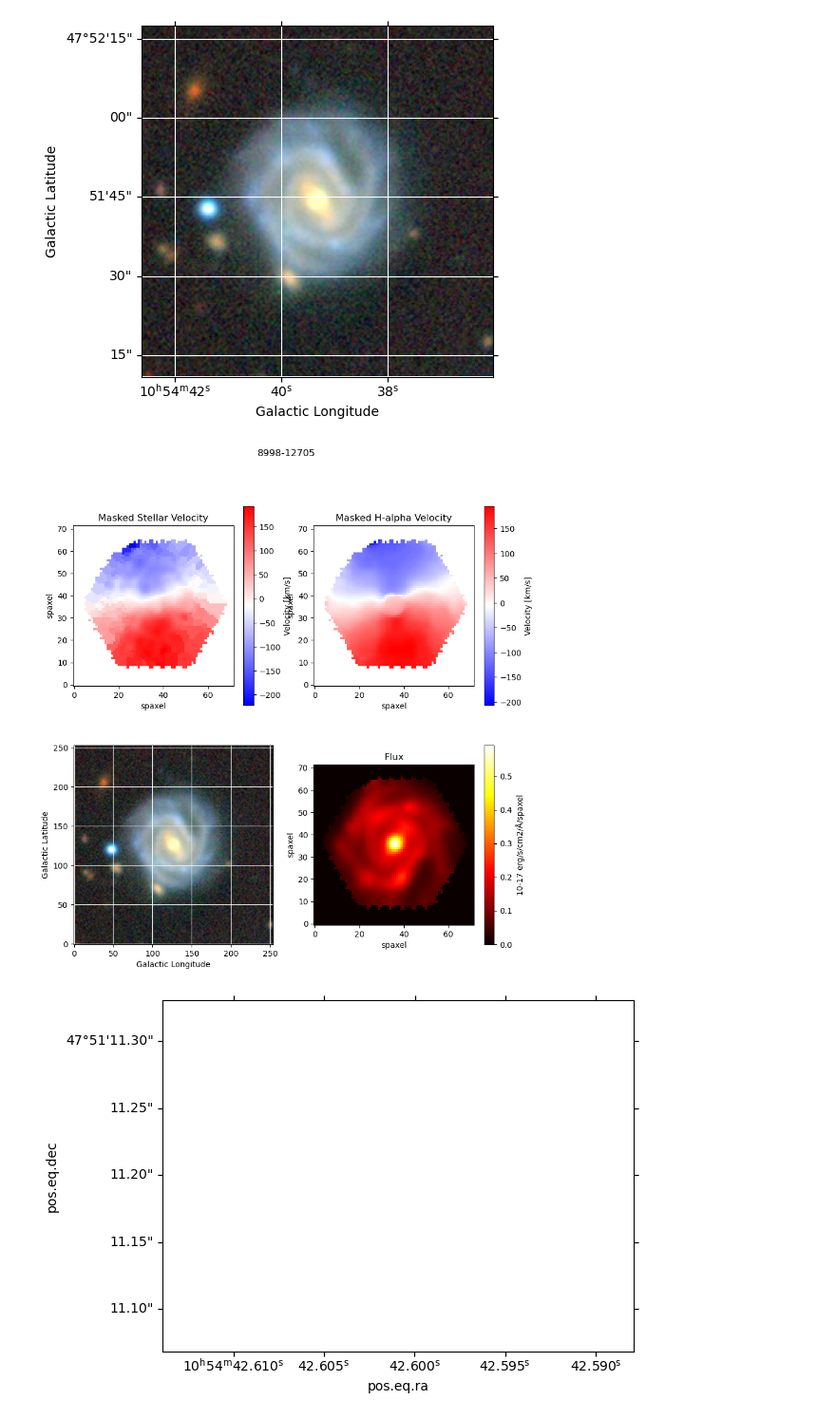
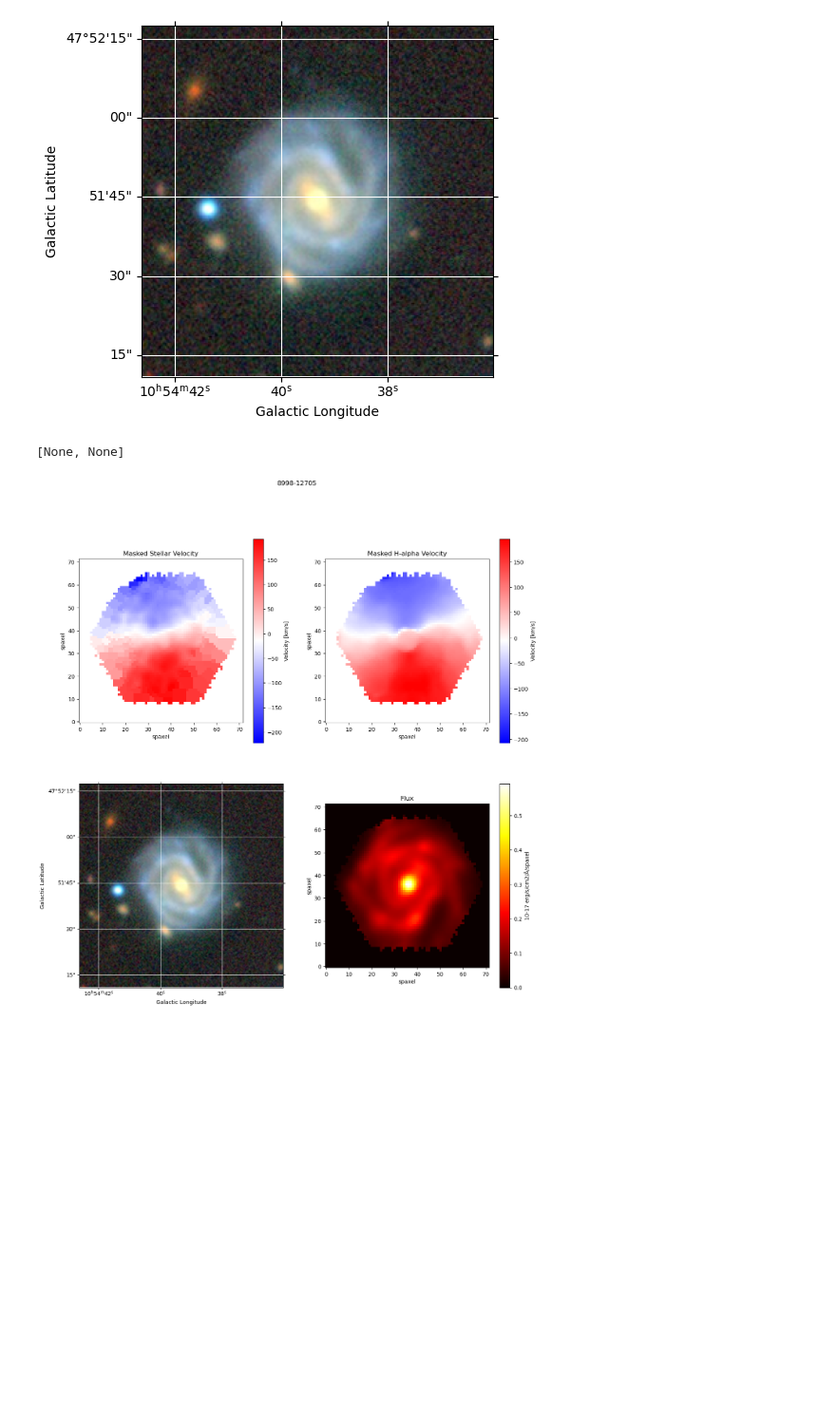
Before and after one commit to DESI-UR/MaNGA-VelMap, a Jupyter notebook: Notebooks/DataVisualizationTutorial.ipynb, the cells around one changed output. Shown at 95% size. Drawn from its saved outputs; the diff is of its cells as text; code cells hidden in the pictures; blank space fills up the shorter version.

```diff
--- a/Notebooks/DataVisualizationTutorial.ipynb
+++ b/Notebooks/DataVisualizationTutorial.ipynb
@@ -230,45 +231,44 @@ ax.set(xlabel='Galactic Longitude', ylabel='Galactic Latitude')
 [None, None]
 [figure]
 # %%
-fig,axes = plt.subplots(2,2, figsize=(10,10))
+fig = plt.figure( figsize=(15,15))
 fig.suptitle(test_galaxy)
+
+ax4 = fig.add_subplot(224)
+im = ax4.imshow(flux, cmap ='hot', origin = 'lower')
+ax4.set_title('Flux')
+ax4.set_xlabel('spaxel')
+ax4.set_ylabel('spaxel')
 
 
 
-im = axes[1,1].imshow(flux, cmap ='hot')
-axes[1,1].set_title('Flux')
-axes[1,1].set_xlabel('spaxel')
-axes[1,1].set_ylabel('spaxel')
-
-axes[1,1].invert_yaxis()
-
-fig.colorbar(im, ax = axes[1,1],label = '10-17 erg/s/cm2/Å/spaxel' )
+fig.colorbar(im, ax = ax4,label = '10-17 erg/s/cm2/Å/spaxel' )
 
 
+ax1 = fig.add_subplot(221)
+im = ax1.imshow(mstellar_vel, cmap ='bwr', origin = 'lower')
+ax1.set_xlabel('spaxel')
+ax1.set_ylabel('spaxel')
+ax1.set_title('Masked Stellar Velocity')
 
-im = axes[0,0].imshow(mstellar_vel, cmap ='bwr')
-axes[0,0].set_xlabel('spaxel')
-axes[0,0].set_ylabel('spaxel')
-axes[0,0].set_title('Masked Stellar Velocity')
-axes[0,0].invert_yaxis()
+fig.colorbar(im, ax = ax1,label = 'Velocity [km/s]' )
 
-fig.colorbar(im, ax = axes[0,0],label = 'Velocity [km/s]' )
+ax2 = fig.add_subplot(222)
+im = ax2.imshow(mhalpha_vel, cmap ='bwr', origin = 'lower')
+ax2.set_xlabel('spaxel')
+ax2.set_ylabel('spaxel')
+ax2.set_title('Masked H-alpha Velocity')
 
 
-im = axes[0,1].imshow(mhalpha_vel, cmap ='bwr')
-axes[0,1].set_xlabel('spaxel')
-axes[0,1].set_ylabel('spaxel')
-axes[0,1].set_title('Masked H-alpha Velocity')
-axes[0,1].invert_yaxis()
-
-fig.colorbar(im, ax = axes[0,1],label = 'Velocity [km/s]' )
+fig.colorbar(im, ax = ax2,label = 'Velocity [km/s]' )
 
 
-
-im = axes[1,0].imshow(img, origin='lower')
-axes[1,0].grid(color='white', ls='solid')
-axes[1,0].set(xlabel='Galactic Longitude', ylabel='Galactic Latitude')
-fig, ax = plt.subplots(subplot_kw=dict(projection=wcs))
+ax3 = fig.add_subplot(223, projection=wcs)
+im = ax3.imshow(img, origin='lower')
+ax3.grid(color='white', ls='solid')
+ax3.set(xlabel='Galactic Longitude', ylabel='Galactic Latitude')
+#fig, ax = plt.subplots(subplot_kw=dict(projection=wcs))
+#fig.set_subtitle(test_galaxy)
 # %% [output]
+[None, None]
-[figure, old version]
+[figure, new version]
-[figure, removed]
```
Also changed, not shown: parts of 6 cells of this notebook.
